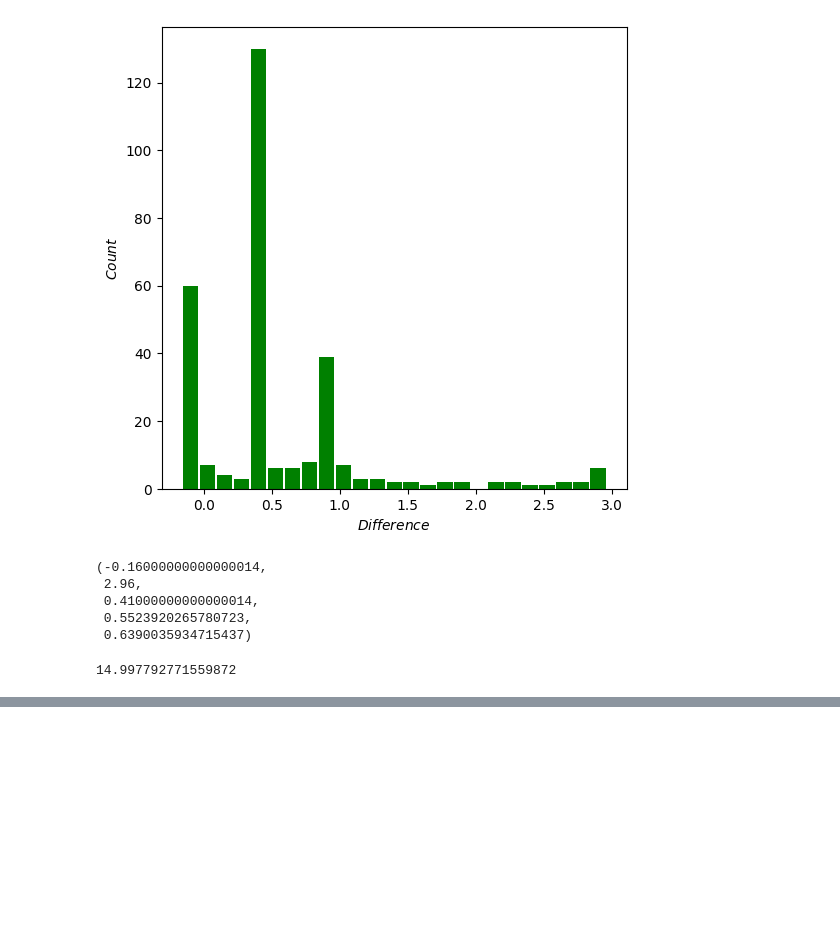
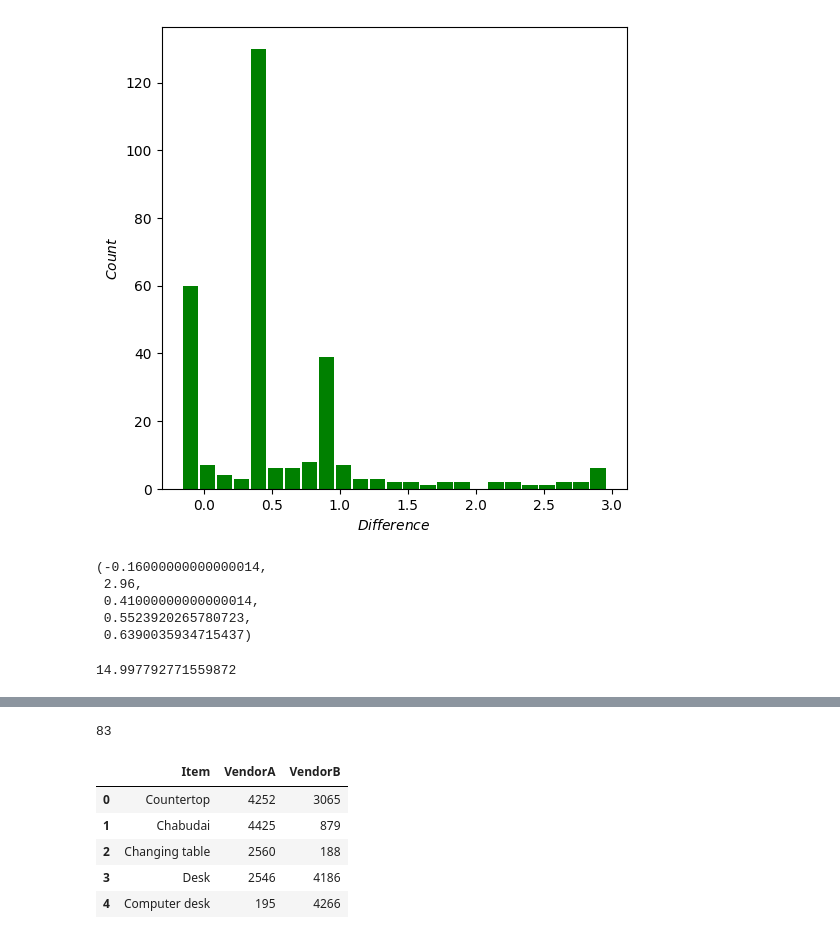
Before and after one commit to anoban/Inferential-Statistical-Analysis-with-Python, a Jupyter notebook: anoban/Testing a Population Mean Difference.ipynb, the cells around one changed output, grey strips where cells are left out. Saved outputs shown, nothing was run; the diff lists cells and outputs as text; code cells hidden in the pictures; blank space fills up the shorter version.

```diff
--- a/anoban/Testing a Population Mean Difference.ipynb
+++ b/anoban/Testing a Population Mean Difference.ipynb
@@ -161,0 +172,31 @@ plt.show()
+# %%
+# Let's say that there are two cabinet vendors.
+# They proposed tenders to supply a set of different cabinet types, that are needed by a company.
+# We need to decide whether there's a significant difference between the quotes provided by the two companies.
+
+furniture = ["Countertop", "Chabudai", "Changing table", "Desk", "Computer desk", "Davenport desk", "Drawing board", "Writing desk", "Pedestal desk",
+"Kneehole desk", "Secretary desk", "Dressing table", "Lowboy", "Kotatsu", "Korsi", "Monks bench", "Soban", "Table", "Coffee table", "Dining table",
+"Drop-leaf table", "End table", "Folding table", "Game table", "Gateleg table", "Poker table", "Refectory table", "Trestle table", "TV tray table",
+"Wine table", "Sewing table", "Washstand", "Workbench", "Storage", "Baker's rack", "Bookcase", "Cabinetry", "Bathroom cabinet", "Chifforobe",
+"Closet", "Credenza", "Cupboard", "Curio cabinet", "Gun cabinet", "Hutch", "Hoosier cabinet", "Kitchen cabinet", "Liquor cabinet", "Pantry",
+"Pie safe", "Stipo a bambocci", "Sideboard", "Chest of drawers or dresser", "Chest", "Cellarette", "Hope chest", "Coat rack", "A coat rack",
+"Drawer (furniture)", "Hall tree", "Hatstand", "Bar cabinet", "Filing cabinet", "Floating shelf", "Nightstand", "Ottoman", "Plan chest",
+"Plant stand", "Shelving", "Sideboard or buffet", "Umbrella stand", "An umbrella stand", "Wardrobe or armoire", "Wine rack", "Commode",
+"Sets", "A bedroom set", "Bedroom set (group)", "Dinette (group)", "Dining set", "Vanity set", "Portable Lamps", "Patio set"]
+# %%
+len(furniture)
+# %% [output]
+83
+# %%
+vendor_a = np.random.randint(low = 45, high = 4531, size = len(furniture))
+vendor_b = np.random.randint(low = 45, high = 4531, size = len(furniture))
+# %%
+items = pd.DataFrame({"Item": furniture, "VendorA": vendor_a, "VendorB": vendor_b})
+items.head()
+# %% [output]
+|  | Item | VendorA | VendorB |
+| 0 | Countertop | 4252 | 3065 |
+| 1 | Chabudai | 4425 | 879 |
+| 2 | Changing table | 2560 | 188 |
+| 3 | Desk | 2546 | 4186 |
+| 4 | Computer desk | 195 | 4266 |
```
Also changed, not shown: parts of 26 cells of this notebook, 6 other files.
